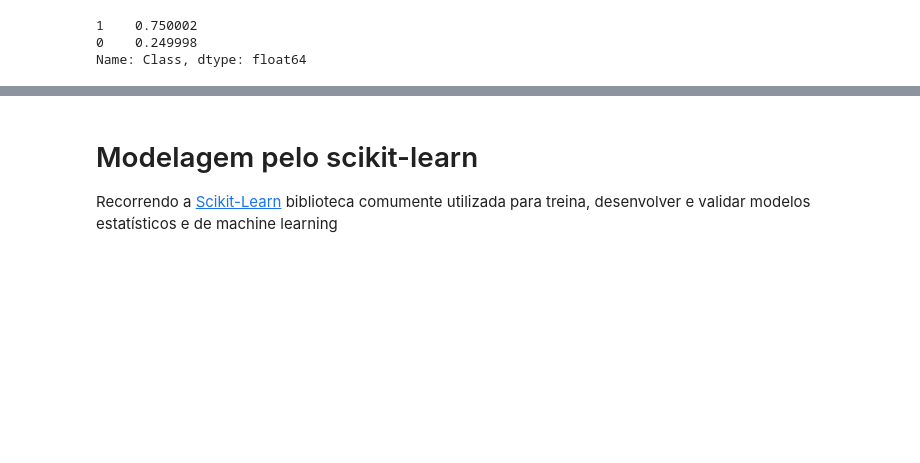
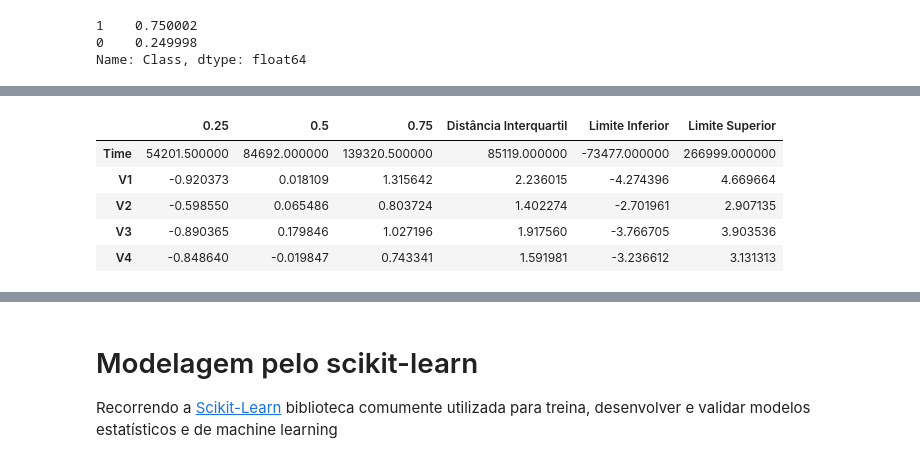
Before and after one commit to Mickael03/Projetos, a Jupyter notebook: Fraude.ipynb, the cells around one changed output, grey strips where cells are left out. Cells and saved outputs as stored; diff of their text form; code cells hidden in the pictures; blank space fills up the shorter version.

```diff
--- a/Fraude.ipynb
+++ b/Fraude.ipynb
@@ -365,0 +372,38 @@ Name: Class, dtype: float64
+# %%
+#Função para determinação dos quartils, interquartil, limite superiore e limite inferior utilizados para construção do boxplot
+
+def quantils(dados):
+
+    #DataFrame com dados sobre boxplot
+    quantils = pd.DataFrame()
+
+    #Valores do 1º Quartil, 2º Quartil e 3º Quartil
+    for quantil in [0.25, 0.5, 0.75]:
+        quantils = pd.concat([quantils, pd.DataFrame(dados.quantile(quantil))], axis = 1)
+
+    #Valores da distância interquartil, limite Inferior e Limite Superior
+    lista = [] #Lista para inserir os valores
+    for index in range(len(quantils)):
+
+        #Distancia interquartil
+        distancia_interquartil = quantils.iloc[index, 2] - quantils.iloc[index, 0]
+
+        #Limite Inferior
+        limite_inferior = quantils.iloc[index, 0] - 1.5*distancia_interquartil
+
+        #Limite Superior
+        limite_superior = quantils.iloc[index, 2] + 1.5*distancia_interquartil
+
+        #Inserir valores na lista
+        lista.append([distancia_interquartil,limite_inferior,limite_superior])
+
+    #Inserir a distância interquartil, limite Inferior e Limite Superior em um DataFrame
+    infor = pd.DataFrame(lista, columns=['Distância Interquartil', 'Limite Inferior', 'Limite Superior'])
+
+    #Alterando os index do dataFrame
+    infor.index = quantils.index
+
+    #Concat dos dois DataFrame
+    quantils = pd.concat([quantils, infor], axis = 1)
+
+    return quantils
@@ -365,0 +438,11 @@ Name: Class, dtype: float64
+# %%
+#Mostrando os dados que formam os boxplot para cada variável
+quantil = quantils(dados)
+quantil.head()
+# %% [output]
+|  | 0.25 | 0.5 | 0.75 | Distância Interquartil | Limite Inferior | Limite Superior |
+| Time | 54201.500000 | 84692.000000 | 139320.500000 | 85119.000000 | -73477.000000 | 266999.000000 |
+| V1 | -0.920373 | 0.018109 | 1.315642 | 2.236015 | -4.274396 | 4.669664 |
+| V2 | -0.598550 | 0.065486 | 0.803724 | 1.402274 | -2.701961 | 2.907135 |
+| V3 | -0.890365 | 0.179846 | 1.027196 | 1.917560 | -3.766705 | 3.903536 |
+| V4 | -0.848640 | -0.019847 | 0.743341 | 1.591981 | -3.236612 | 3.131313 |
```
Also changed, not shown: parts of 7 cells of this notebook.
